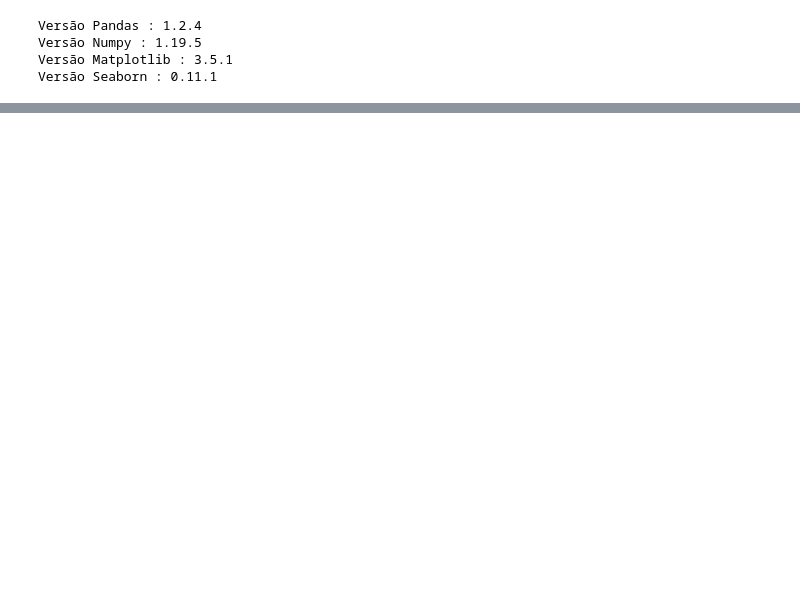
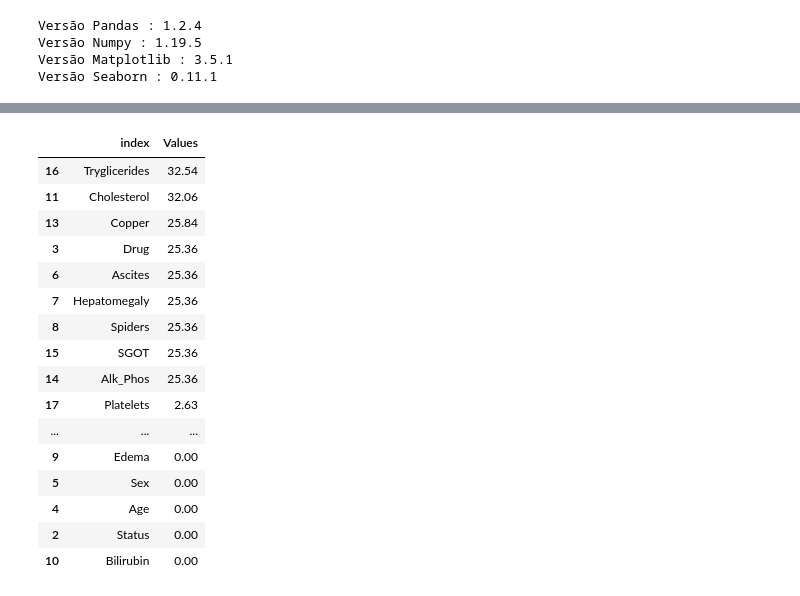
Before and after one commit to caiquemiranda/EDA-Exploratory-Data-Analysis-python, a Jupyter notebook: EDA-Cirrhosis.ipynb, the cells around one changed output, grey strips where cells are left out. Saved outputs shown, nothing was run; the diff lists cells and outputs as text; code cells hidden in the pictures; blank space fills up the shorter version.

```diff
--- a/EDA-Cirrhosis.ipynb
+++ b/EDA-Cirrhosis.ipynb
@@ -34,0 +77,24 @@ cirrhosis_df.head()
+# %%
+# visualização dos valores nulos dos atribbutos em percentual
+
+valores_nulos = round((cirrhosis_df.isnull().sum() / cirrhosis_df.shape[0]) * 100, 2)
+valores_nulos = pd.DataFrame({ "Values" : valores_nulos}).reset_index()
+valores_nulos.sort_values(by = "Values", ascending = False)
+# %% [output]
+|  | index | Values |
+| 16 | Tryglicerides | 32.54 |
+| 11 | Cholesterol | 32.06 |
+| 13 | Copper | 25.84 |
+| 3 | Drug | 25.36 |
+| 6 | Ascites | 25.36 |
+| 7 | Hepatomegaly | 25.36 |
+| 8 | Spiders | 25.36 |
+| 15 | SGOT | 25.36 |
+| 14 | Alk_Phos | 25.36 |
+| 17 | Platelets | 2.63 |
+| ... | ... | ... |
+| 9 | Edema | 0.00 |
+| 5 | Sex | 0.00 |
+| 4 | Age | 0.00 |
+| 2 | Status | 0.00 |
+| 10 | Bilirubin | 0.00 |
```
Also changed, not shown: parts of 10 cells of this notebook.
